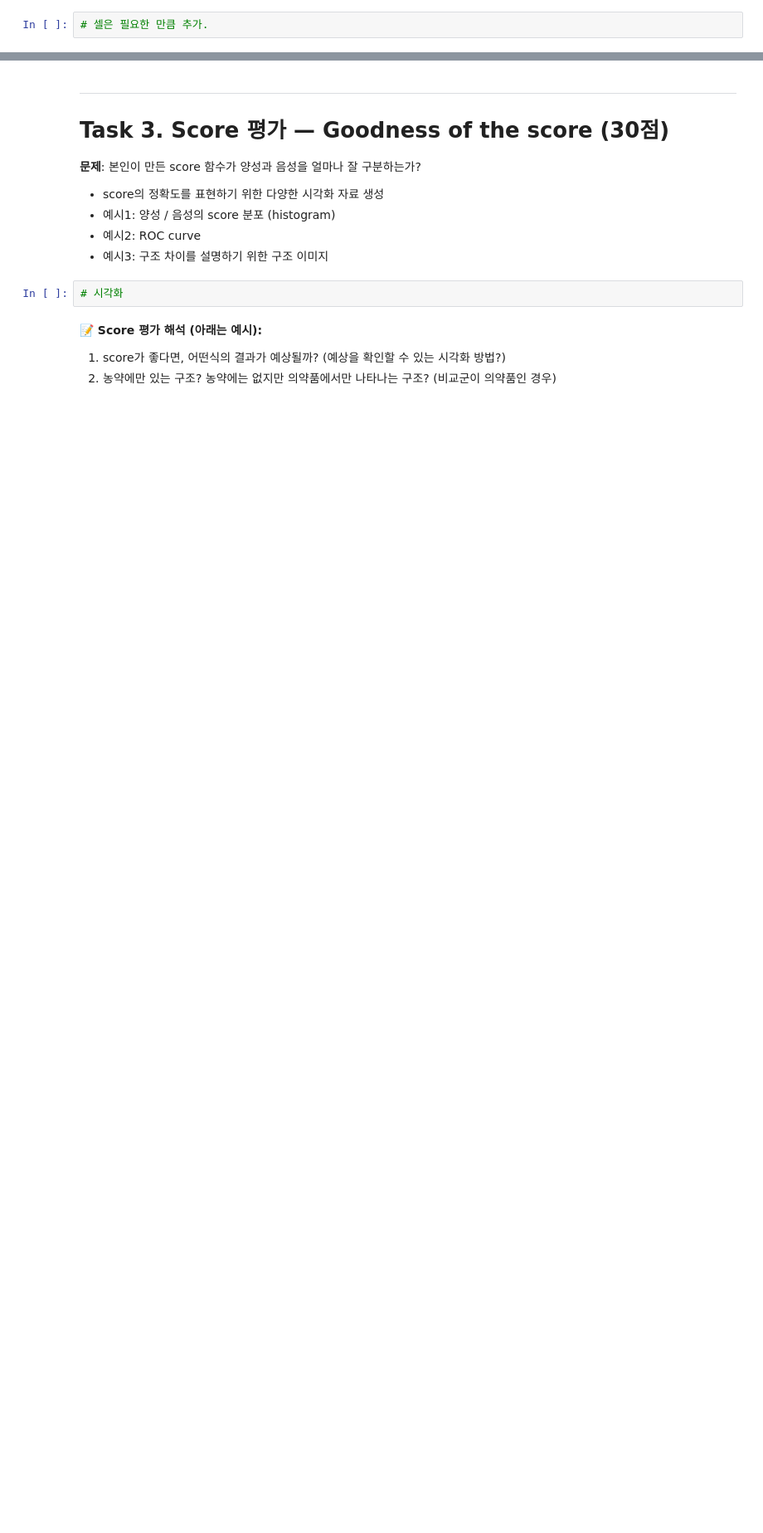
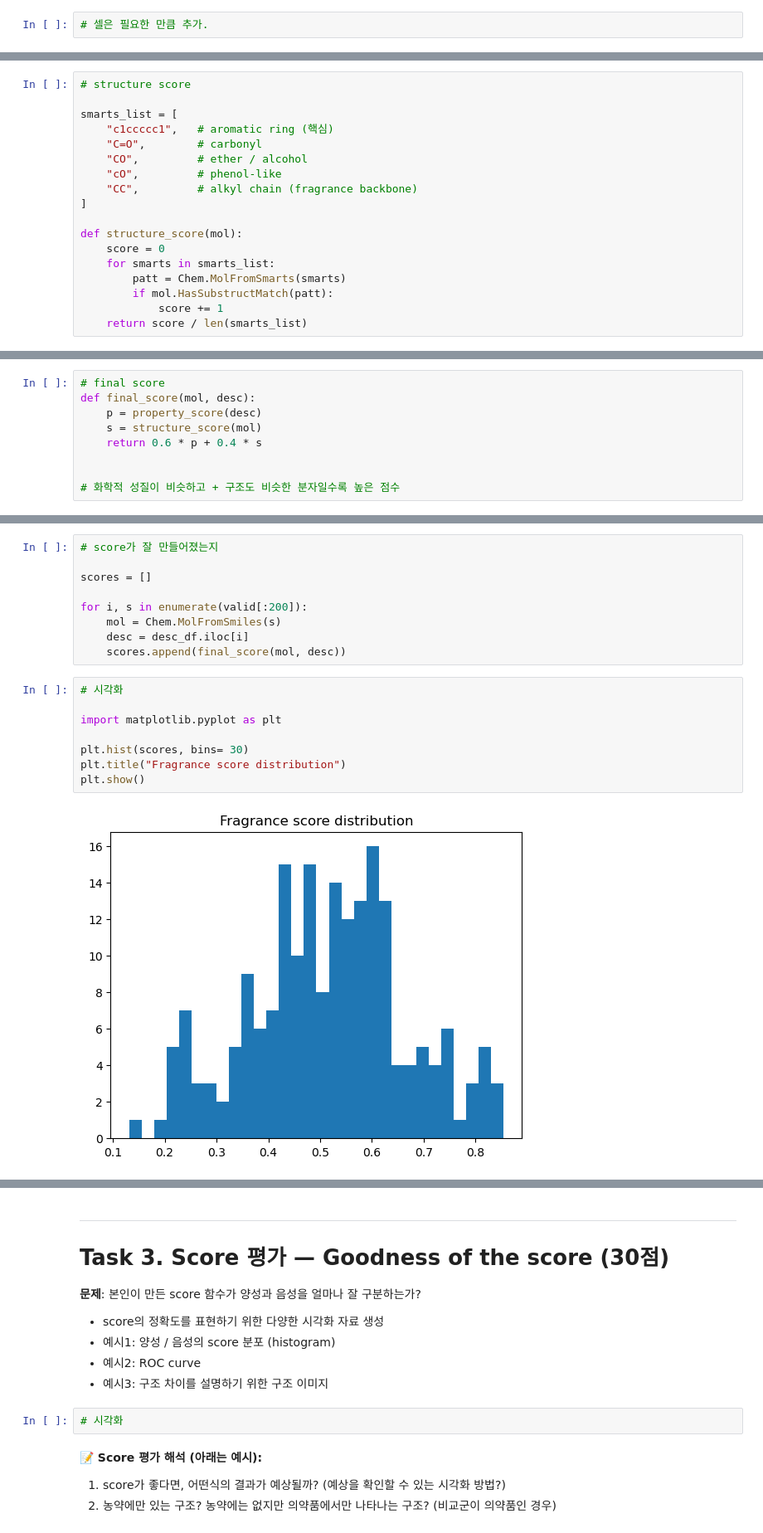
Before and after one commit to Hyeji-Shin-lab/2026-Algorithm, a Jupyter notebook: 신혜지_20251259_화학제품군.ipynb, the cells around one changed output, grey strips where cells are left out. Shown at 83% size. Cells and saved outputs as stored; diff of their text form; blank space fills up the shorter version.

```diff
--- a/신혜지_20251259_화학제품군.ipynb
+++ b/신혜지_20251259_화학제품군.ipynb
@@ -631,0 +715,18 @@ H --> I[Negative Selection]
+# %%
+# structure score
+
+smarts_list = [
+    "c1ccccc1",   # aromatic ring (핵심)
+    "C=O",        # carbonyl
+    "CO",         # ether / alcohol
+    "cO",         # phenol-like
+    "CC",         # alkyl chain (fragrance backbone)
+]
+
+def structure_score(mol):
+    score = 0
+    for smarts in smarts_list:
+        patt = Chem.MolFromSmarts(smarts)
+        if mol.HasSubstructMatch(patt):
+            score += 1
+    return score / len(smarts_list)
@@ -631,0 +737,9 @@ H --> I[Negative Selection]
+# %%
+# final score
+def final_score(mol, desc):
+    p = property_score(desc)
+    s = structure_score(mol)
+    return 0.6 * p + 0.4 * s
+
+
+# 화학적 성질이 비슷하고 + 구조도 비슷한 분자일수록 높은 점수
@@ -631,0 +777,19 @@ H --> I[Negative Selection]
+# %%
+# score가 잘 만들어졌는지
+
+scores = []
+
+for i, s in enumerate(valid[:200]):
+    mol = Chem.MolFromSmiles(s)
+    desc = desc_df.iloc[i]
+    scores.append(final_score(mol, desc))
+# %%
+# 시각화
+
+import matplotlib.pyplot as plt
+
+plt.hist(scores, bins= 30)
+plt.title("Fragrance score distribution")
+plt.show()
+# %% [output]
+[figure, added]
```
Also changed, not shown: parts of 35 cells of this notebook.
